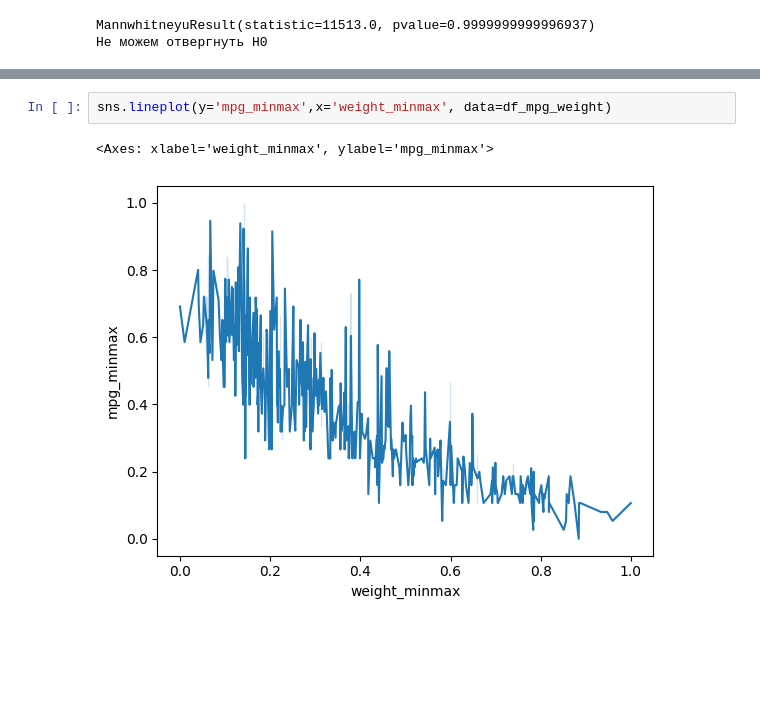
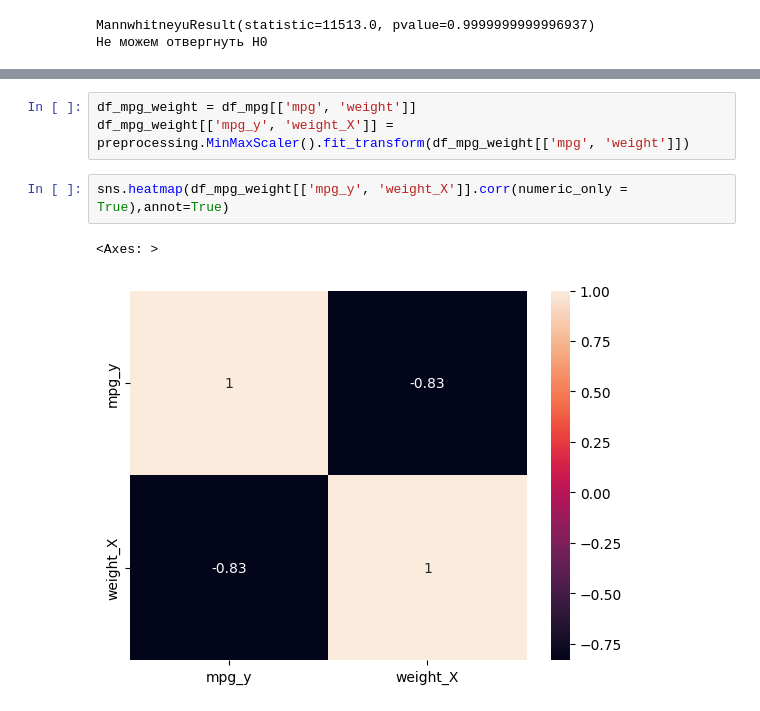
Before and after one commit to igel2000/ml-inno-hw, a Jupyter notebook: 1.Math/1.99.MathItog.ipynb, the cells around one changed output, grey strips where cells are left out. Cells and saved outputs as stored; diff of their text form; blank space fills up the shorter version.

```diff
--- a/1.Math/1.99.MathItog.ipynb
+++ b/1.Math/1.99.MathItog.ipynb
@@ -353,5 +461,8 @@ sns.lineplot(y='mpg',x='weight', data=df_mpg_weight)
-# %%
-sns.lineplot(y='mpg_minmax',x='weight_minmax', data=df_mpg_weight)
-# %% [output]
-<Axes: xlabel='weight_minmax', ylabel='mpg_minmax'>
-[figure, removed]
+# %%
+df_mpg_weight = df_mpg[['mpg', 'weight']]
+df_mpg_weight[['mpg_y', 'weight_X']] = preprocessing.MinMaxScaler().fit_transform(df_mpg_weight[['mpg', 'weight']])
+# %%
+sns.heatmap(df_mpg_weight[['mpg_y', 'weight_X']].corr(numeric_only = True),annot=True)
+# %% [output]
+<Axes: >
+[figure, added]
```
Also changed, not shown: parts of 81 cells of this notebook.
